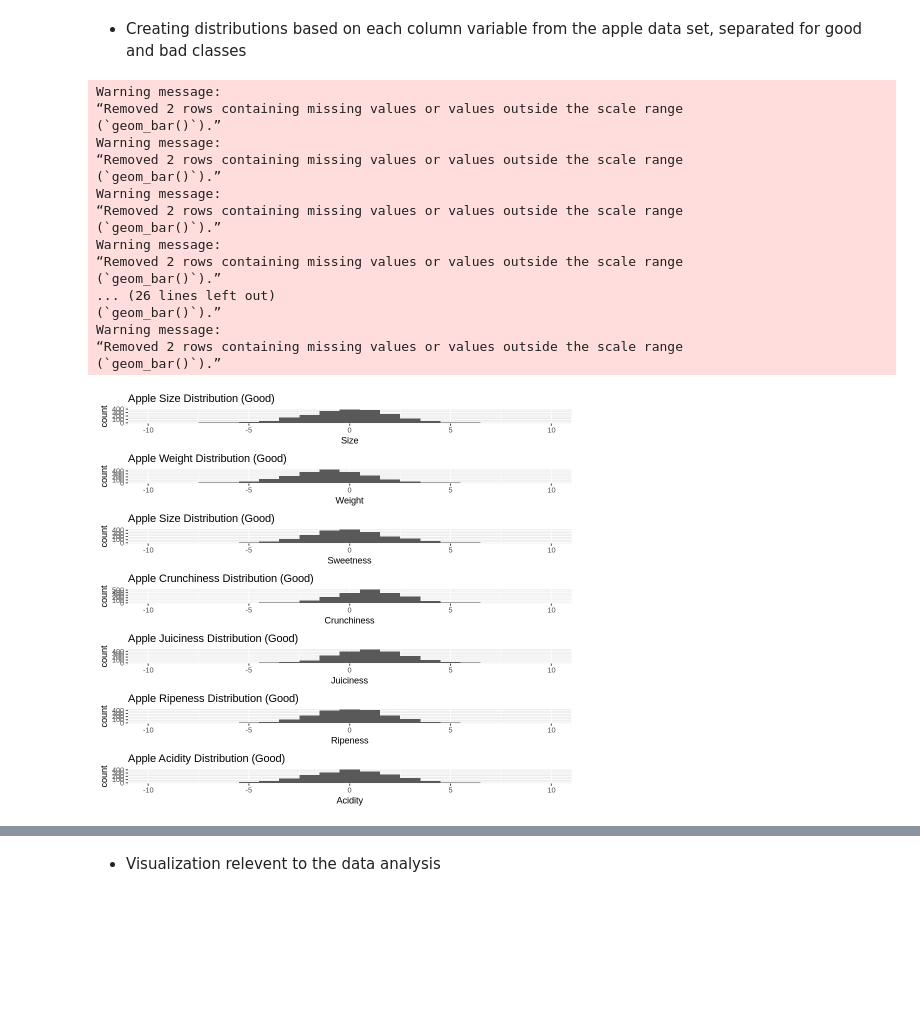
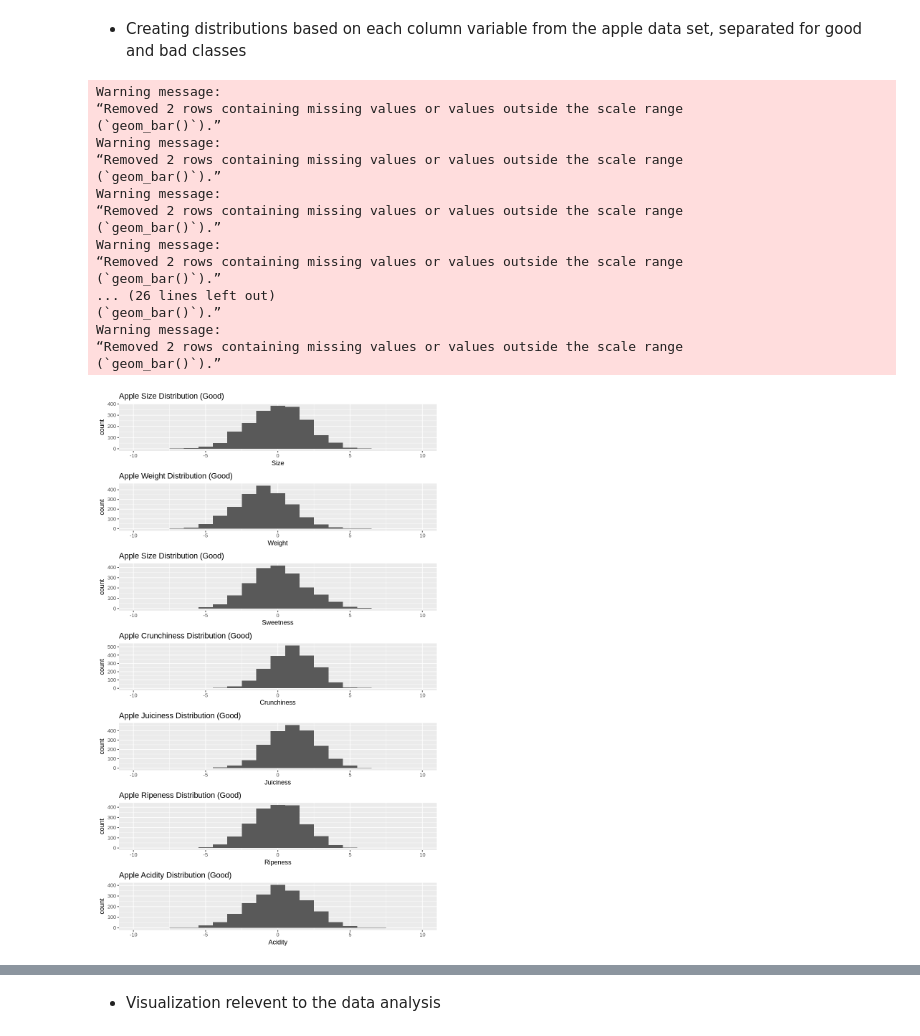
Before and after one commit to Dana-Te/DSCI100-Group-41, a Jupyter notebook: Group_Project_Report.ipynb, the cells around one changed output, grey strips where cells are left out. Cells and saved outputs as stored; diff of their text form; code cells hidden in the pictures; blank space fills up the shorter version.

Commit message:
changed scaling of the graph

```diff
--- a/Group_Project_Report.ipynb
+++ b/Group_Project_Report.ipynb
@@ -141,7 +141,7 @@ A tibble: 1 × 9
 # %% [markdown]
 - Creating distributions based on each column variable from the apple data set, separated for good and bad classes
 # %%
-options(repr.plot.width = 8)
+options(repr.plot.width = 8, repr.plot.height = 13)
 
 apple_data_good <- apple_data_wrangled |>
      filter(Quality == 'good')
@@ -248,31 +248,31 @@ distribution_panel_good
 distribution_panel_bad <- plot_grid(
      size_dist_bad,
      weight_dist_bad,
      sweetness_dist_bad,
      crunchiness_dist_bad,
      juiciness_dist_bad,
      ripeness_dist_bad,
      acidity_dist_bad,
      ncol = 1
  )
 
 distribution_panel_bad
 # %% [output]
 Warning message:
 “Removed 2 rows containing missing values or values outside the scale range
 (`geom_bar()`).”
 Warning message:
 “Removed 2 rows containing missing values or values outside the scale range
 (`geom_bar()`).”
 Warning message:
 “Removed 2 rows containing missing values or values outside the scale range
 (`geom_bar()`).”
 Warning message:
 “Removed 2 rows containing missing values or values outside the scale range
 (`geom_bar()`).”
 ... (26 lines left out)
 (`geom_bar()`).”
 Warning message:
 “Removed 2 rows containing missing values or values outside the scale range
 (`geom_bar()`).”
-[figure, old version]
+[figure, new version]
```
Also changed, not shown: parts of 1 cell of this notebook.
